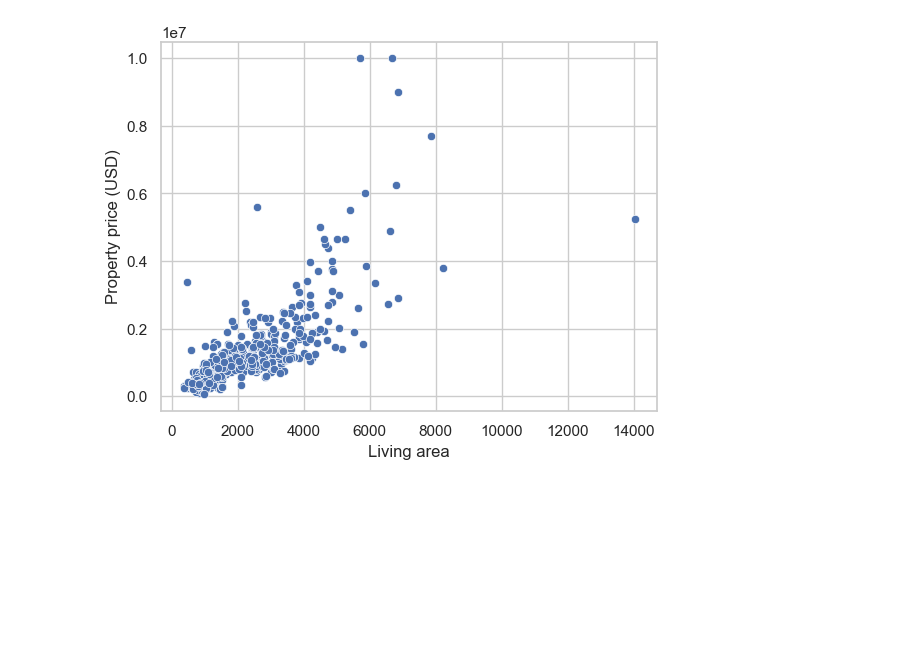
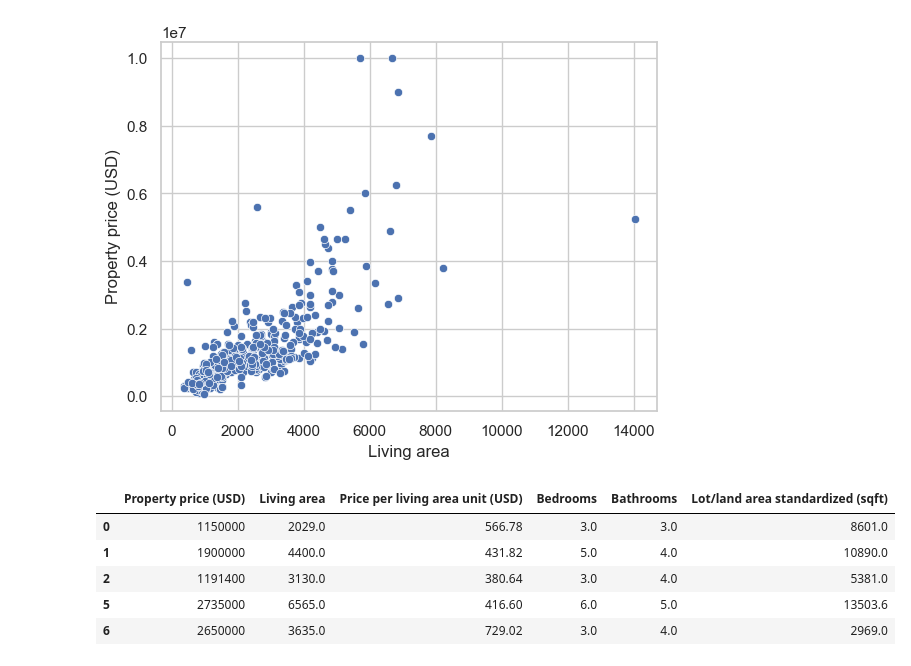
Before and after one commit to SUPERINTIALD/CSCI_4502_5502_Data_Mining_Final_Project, a Jupyter notebook: Market-Analysis.ipynb, the cells around one changed output. Saved outputs shown, nothing was run; the diff lists cells and outputs as text; code cells hidden in the pictures; blank space fills up the shorter version.

```diff
--- a/Market-Analysis.ipynb
+++ b/Market-Analysis.ipynb
@@ -403,3 +407,30 @@ sns.scatterplot(data=soldDF, x="Living area", y="Property price (USD)")
 # %% [output]
 <AxesSubplot:xlabel='Living area', ylabel='Property price (USD)'>
 [figure]
+# %%
+# Select relevant columns
+soldDF_selected = soldDF[['Property price (USD)', 'Living area', 'Price per living area unit (USD)', 'Lot/land area', 'Lot/land area unit', 'Bedrooms', 'Bathrooms']]
+
+# Drop rows where 'Lot/land area' is null
+soldDF_selected.dropna(subset=['Lot/land area'], inplace=True)
+
+# Standardize the 'Lot/land area' column based on their unit into a new column
+def standardize_lot_area(row):
+    if row['Lot/land area unit'] == 'acres':
+        return row['Lot/land area'] * 43560  # 1 acre = 43560 sqft
+    else:
+        return row['Lot/land area']
+
+soldDF_selected['Lot/land area standardized (sqft)'] = soldDF_selected.apply(standardize_lot_area, axis=1)
+
+soldDF_selected.drop(['Lot/land area', 'Lot/land area unit'], axis=1, inplace=True)
+
+# Display the updated dataframe
+soldDF_selected.head()
+# %% [output]
+|  | Property price (USD) | Living area | Price per living area unit (USD) | Bedrooms | Bathrooms | Lot/land area standardized (sqft) |
+| 0 | 1150000 | 2029.0 | 566.78 | 3.0 | 3.0 | 8601.0 |
+| 1 | 1900000 | 4400.0 | 431.82 | 5.0 | 4.0 | 10890.0 |
+| 2 | 1191400 | 3130.0 | 380.64 | 3.0 | 4.0 | 5381.0 |
+| 5 | 2735000 | 6565.0 | 416.60 | 6.0 | 5.0 | 13503.6 |
+| 6 | 2650000 | 3635.0 | 729.02 | 3.0 | 4.0 | 2969.0 |
```
Also changed, not shown: parts of 24 cells of this notebook.
